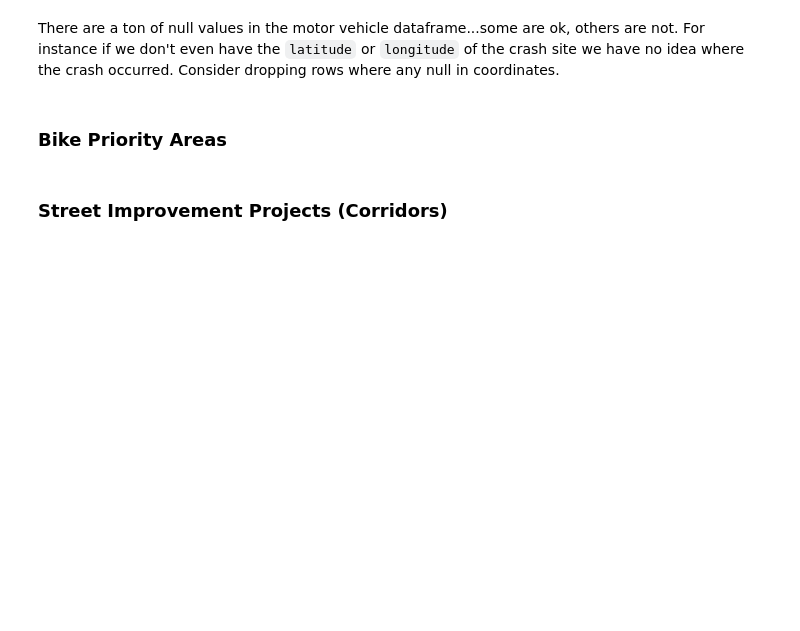
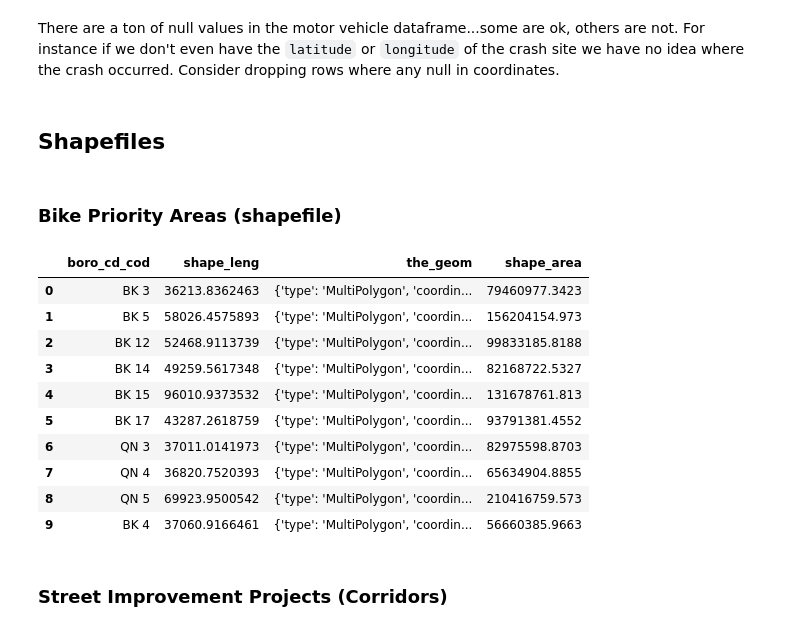
Before and after one commit to justinm0rgan/nyc-bike, a Jupyter notebook: data_gathering.ipynb, the cells around one changed output. Saved outputs shown, nothing was run; the diff lists cells and outputs as text; code cells hidden in the pictures; blank space fills up the shorter version.

```diff
--- a/data_gathering.ipynb
+++ b/data_gathering.ipynb
@@ -161,8 +165,33 @@ memory usage: 11.5+ MB
 b_collisions.to_pickle('./pickle/b_collisions')
 # %% [markdown]
 There are a ton of null values in the motor vehicle dataframe...some are ok, others are not. For instance if we don't even have the `latitude` or `longitude` of the crash site we have no idea where the crash occurred. Consider dropping rows where any null in coordinates.
+# %% [markdown]
+## Shapefiles
 # %% [markdown]
-### Bike Priority Areas
+### Bike Priority Areas (shapefile)
+# %%
+# set client request for Socrata API
+client = Socrata("data.cityofnewyork.us",app_token)
+
+# make request using API endpoint
+results = client.get("byz4-8k8n")
+
+# create GeoDataFrame out of request
+b_priority_gdf = gpd.GeoDataFrame(results)
+# %%
+b_priority_gdf
+# %% [output]
+|  | boro_cd_cod | shape_leng | the_geom | shape_area |
+| 0 | BK 3 | 36213.8362463 | {'type': 'MultiPolygon', 'coordin... | 79460977.3423 |
+| 1 | BK 5 | 58026.4575893 | {'type': 'MultiPolygon', 'coordin... | 156204154.973 |
+| 2 | BK 12 | 52468.9113739 | {'type': 'MultiPolygon', 'coordin... | 99833185.8188 |
+| 3 | BK 14 | 49259.5617348 | {'type': 'MultiPolygon', 'coordin... | 82168722.5327 |
+| 4 | BK 15 | 96010.9373532 | {'type': 'MultiPolygon', 'coordin... | 131678761.813 |
+| 5 | BK 17 | 43287.2618759 | {'type': 'MultiPolygon', 'coordin... | 93791381.4552 |
+| 6 | QN 3 | 37011.0141973 | {'type': 'MultiPolygon', 'coordin... | 82975598.8703 |
+| 7 | QN 4 | 36820.7520393 | {'type': 'MultiPolygon', 'coordin... | 65634904.8855 |
+| 8 | QN 5 | 69923.9500542 | {'type': 'MultiPolygon', 'coordin... | 210416759.573 |
+| 9 | BK 4 | 37060.9166461 | {'type': 'MultiPolygon', 'coordin... | 56660385.9663 |
 # %% [markdown]
 ### Street Improvement Projects (Corridors)
 # %% [markdown]
```
Also changed, not shown: parts of 3 cells of this notebook.
